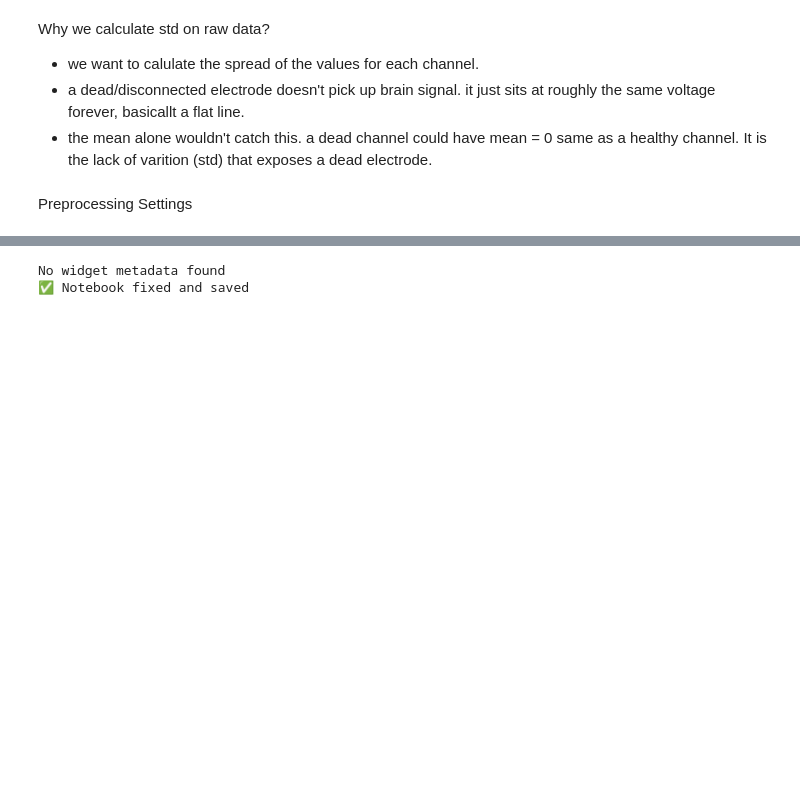
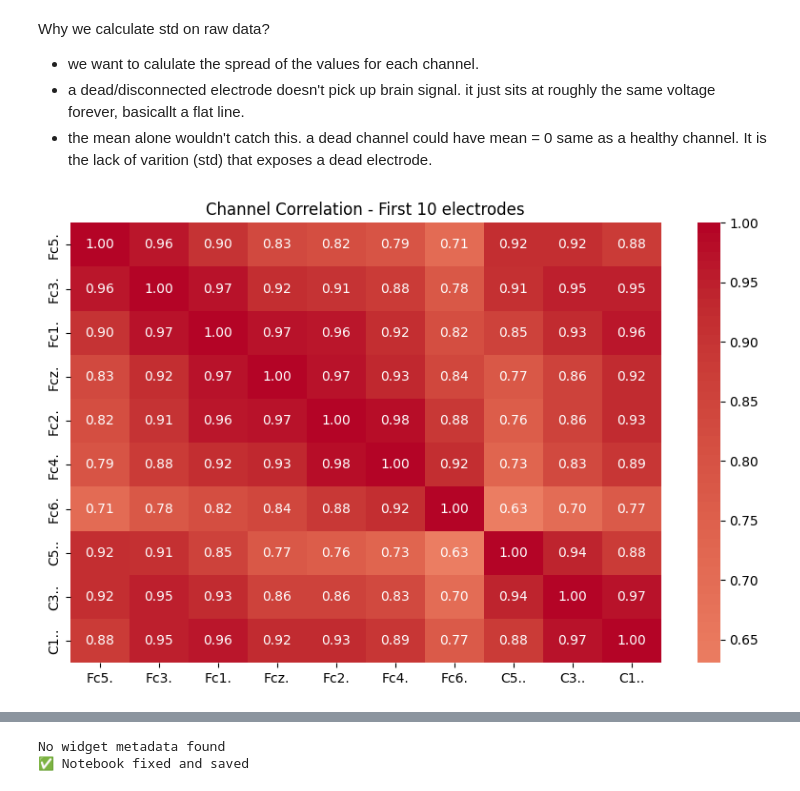
Before and after one commit to the-liyanage/neurosynth, a Jupyter notebook: notebooks/01_download_data.ipynb, the cells around one changed output, grey strips where cells are left out. Cells and saved outputs as stored; diff of their text form; code cells hidden in the pictures; blank space fills up the shorter version.

```diff
--- a/notebooks/01_download_data.ipynb
+++ b/notebooks/01_download_data.ipynb
@@ -200,5 +203,25 @@ Why we calculate std on raw data?
 - we want to calulate the spread of the values for each channel.
 - a dead/disconnected electrode doesn't pick up brain signal. it just sits at roughly the same voltage forever, basicallt a flat line.
 - the mean alone wouldn't catch this. a dead channel could have mean = 0 same as a healthy channel. It is the lack of varition (std) that exposes a dead electrode.
-# %% [markdown]
-Preprocessing Settings
+# %%
+# Channel correlation (which electrodes move together)
+import seaborn as sns
+import matplotlib.pyplot as plt
+import pandas as pd
+
+
+# correlation between channels shows spatial relationships
+# nearby electrodes on the scalp are expected to correlate highly
+# because they pickup overlapping brain regions
+
+sample_data = data[:10, :2000]   # 10 channels, 2000 timepoints
+df = pd.DataFrame(sample_data.T, columns = raw.ch_names[:10])
+
+corr = df.corr()
+
+plt.figure(figsize = (10,6))
+sns.heatmap(corr, annot = True, fmt =".2f", cmap = "coolwarm", center = 0)
+plt.title("Channel Correlation - First 10 electrodes")
+plt.show()
+# %% [output]
+[figure, added]
```
Also changed, not shown: parts of 5 cells of this notebook.
